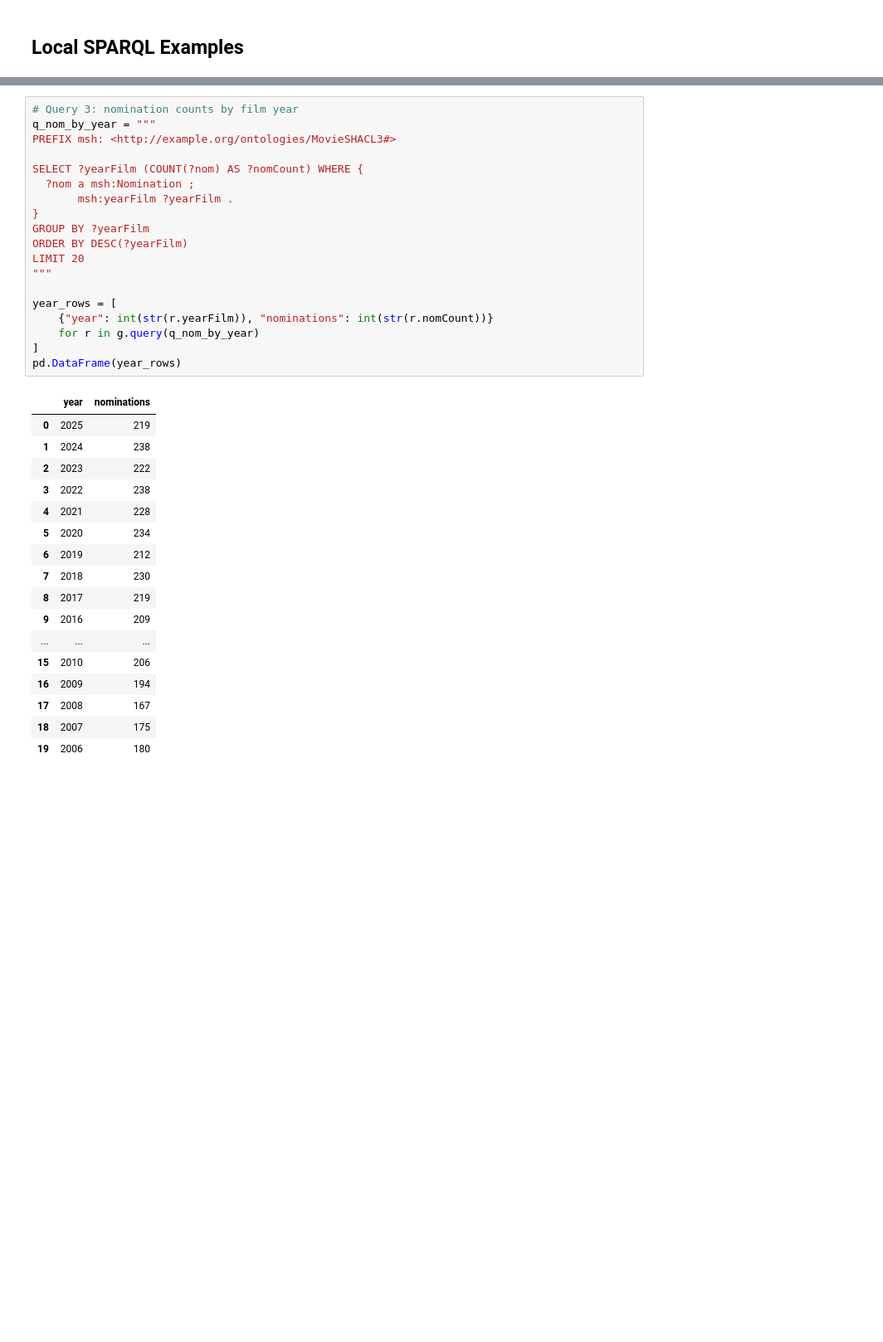
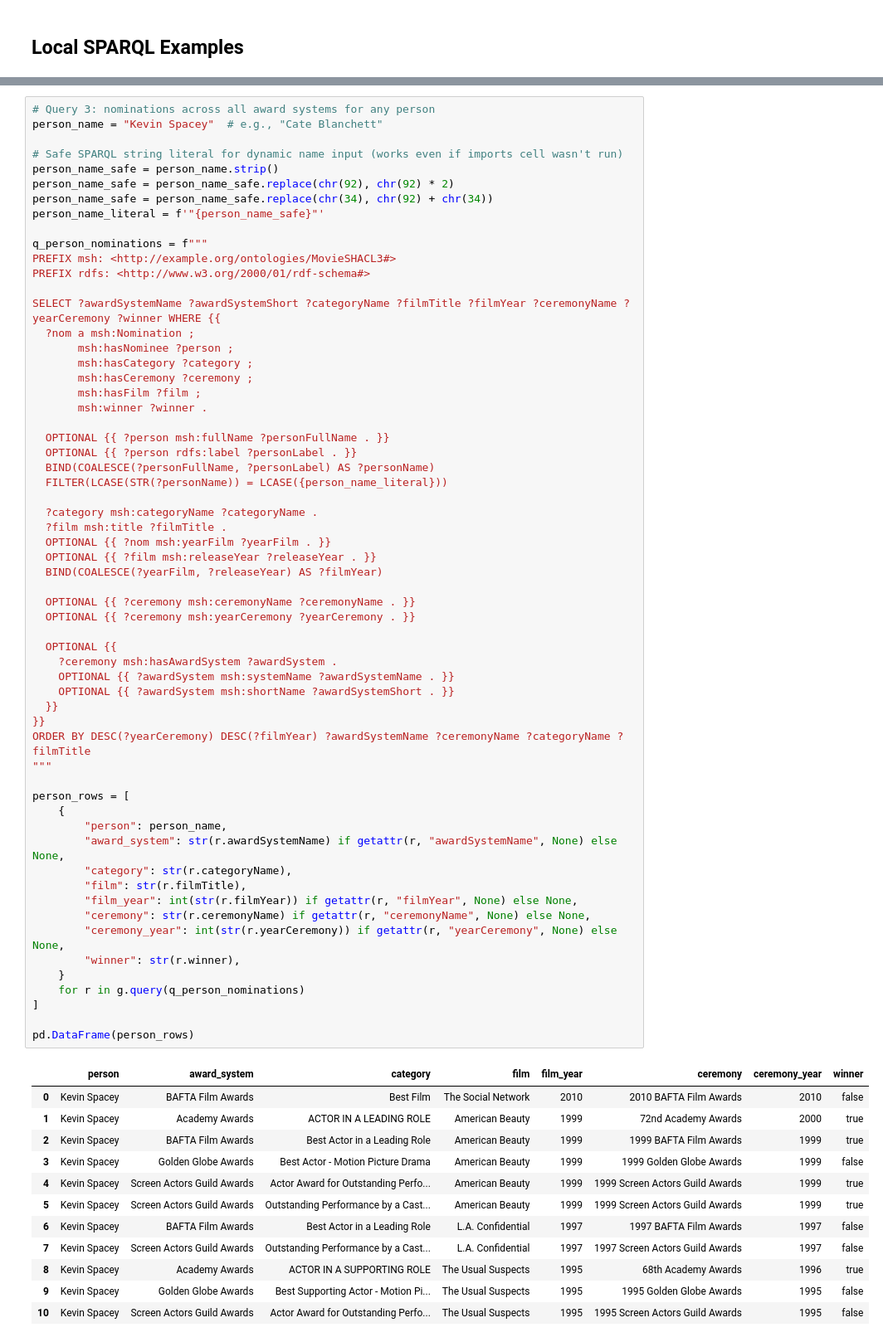
Before and after one commit to SteveHedden/fckg, a Jupyter notebook: fckg_demo_simply.ipynb, the cells around one changed output, grey strips where cells are left out. Shown at 83% size. Drawn from its saved outputs; the diff is of its cells as text; blank space fills up the shorter version.

```diff
--- a/fckg_demo_simply.ipynb
+++ b/fckg_demo_simply.ipynb
@@ -174,39 +204,75 @@ id_df.head(15)
 | 13 | 12:01 PM | 1990 | tt0098962 | 30647 | Q4548658 |
 | 14 | 13 Hours: The Secret Soldiers of ... | 2016 | tt4172430 | 300671 | Q19865453 |
 # %%
-# Query 3: nomination counts by film year
-q_nom_by_year = """
+# Query 3: nominations across all award systems for any person
+person_name = "Kevin Spacey"  # e.g., "Cate Blanchett"
+
+# Safe SPARQL string literal for dynamic name input (works even if imports cell wasn't run)
+person_name_safe = person_name.strip()
+person_name_safe = person_name_safe.replace(chr(92), chr(92) * 2)
+person_name_safe = person_name_safe.replace(chr(34), chr(92) + chr(34))
+person_name_literal = f'"{person_name_safe}"'
+
+q_person_nominations = f"""
 PREFIX msh: <http://example.org/ontologies/MovieSHACL3#>
+PREFIX rdfs: <http://www.w3.org/2000/01/rdf-schema#>
 
-SELECT ?yearFilm (COUNT(?nom) AS ?nomCount) WHERE {
+SELECT ?awardSystemName ?awardSystemShort ?categoryName ?filmTitle ?filmYear ?ceremonyName ?yearCeremony ?winner WHERE {{
   ?nom a msh:Nomination ;
-       msh:yearFilm ?yearFilm .
-}
-GROUP BY ?yearFilm
-ORDER BY DESC(?yearFilm)
-LIMIT 20
+       msh:hasNominee ?person ;
+       msh:hasCategory ?category ;
+       msh:hasCeremony ?ceremony ;
+       msh:hasFilm ?film ;
+       msh:winner ?winner .
+
+  OPTIONAL {{ ?person msh:fullName ?personFullName . }}
+  OPTIONAL {{ ?person rdfs:label ?personLabel . }}
+  BIND(COALESCE(?personFullName, ?personLabel) AS ?personName)
+  FILTER(LCASE(STR(?personName)) = LCASE({person_name_literal}))
+
+  ?category msh:categoryName ?categoryName .
+  ?film msh:title ?filmTitle .
+  OPTIONAL {{ ?nom msh:yearFilm ?yearFilm . }}
+  OPTIONAL {{ ?film msh:releaseYear ?releaseYear . }}
+  BIND(COALESCE(?yearFilm, ?releaseYear) AS ?filmYear)
+
+  OPTIONAL {{ ?ceremony msh:ceremonyName ?ceremonyName . }}
+  OPTIONAL {{ ?ceremony msh:yearCeremony ?yearCeremony . }}
+
+  OPTIONAL {{
+    ?ceremony msh:hasAwardSystem ?awardSystem .
+    OPTIONAL {{ ?awardSystem msh:systemName ?awardSystemName . }}
+    OPTIONAL {{ ?awardSystem msh:shortName ?awardSystemShort . }}
+  }}
+}}
+ORDER BY DESC(?yearCeremony) DESC(?filmYear) ?awardSystemName ?ceremonyName ?categoryName ?filmTitle
 """
 
-year_rows = [
-    {"year": int(str(r.yearFilm)), "nominations": int(str(r.nomCount))}
-    for r in g.query(q_nom_by_year)
+person_rows = [
+    {
+        "person": person_name,
+        "award_system": str(r.awardSystemName) if getattr(r, "awardSystemName", None) else None,
+        "category": str(r.categoryName),
+        "film": str(r.filmTitle),
+        "film_year": int(str(r.filmYear)) if getattr(r, "filmYear", None) else None,
+        "ceremony": str(r.ceremonyName) if getattr(r, "ceremonyName", None) else None,
+        "ceremony_year": int(str(r.yearCeremony)) if getattr(r, "yearCeremony", None) else None,
+        "winner": str(r.winner),
+    }
+    for r in g.query(q_person_nominations)
 ]
-pd.DataFrame(year_rows)
+
+pd.DataFrame(person_rows)
 # %% [output]
-|  | year | nominations |
-| 0 | 2025 | 219 |
-| 1 | 2024 | 238 |
-| 2 | 2023 | 222 |
-| 3 | 2022 | 238 |
-| 4 | 2021 | 228 |
-| 5 | 2020 | 234 |
-| 6 | 2019 | 212 |
-| 7 | 2018 | 230 |
-| 8 | 2017 | 219 |
-| 9 | 2016 | 209 |
-| ... | ... | ... |
-| 15 | 2010 | 206 |
-| 16 | 2009 | 194 |
-| 17 | 2008 | 167 |
-| 18 | 2007 | 175 |
-| 19 | 2006 | 180 |
+|  | person | award_system | category | film | film_year | ceremony | ceremony_year | winner |
+| 0 | Kevin Spacey | BAFTA Film Awards | Best Film | The Social Network | 2010 | 2010 BAFTA Film Awards | 2010 | false |
+| 1 | Kevin Spacey | Academy Awards | ACTOR IN A LEADING ROLE | American Beauty | 1999 | 72nd Academy Awards | 2000 | true |
+| 2 | Kevin Spacey | BAFTA Film Awards | Best Actor in a Leading Role | American Beauty | 1999 | 1999 BAFTA Film Awards | 1999 | true |
+| 3 | Kevin Spacey | Golden Globe Awards | Best Actor - Motion Picture Drama | American Beauty | 1999 | 1999 Golden Globe Awards | 1999 | false |
+| 4 | Kevin Spacey | Screen Actors Guild Awards | Actor Award for Outstanding Perfo... | American Beauty | 1999 | 1999 Screen Actors Guild Awards | 1999 | true |
+| 5 | Kevin Spacey | Screen Actors Guild Awards | Outstanding Performance by a Cast... | American Beauty | 1999 | 1999 Screen Actors Guild Awards | 1999 | true |
+| 6 | Kevin Spacey | BAFTA Film Awards | Best Actor in a Leading Role | L.A. Confidential | 1997 | 1997 BAFTA Film Awards | 1997 | false |
+| 7 | Kevin Spacey | Screen Actors Guild Awards | Outstanding Performance by a Cast... | L.A. Confidential | 1997 | 1997 Screen Actors Guild Awards | 1997 | false |
+| 8 | Kevin Spacey | Academy Awards | ACTOR IN A SUPPORTING ROLE | The Usual Suspects | 1995 | 68th Academy Awards | 1996 | true |
+| 9 | Kevin Spacey | Golden Globe Awards | Best Supporting Actor - Motion Pi... | The Usual Suspects | 1995 | 1995 Golden Globe Awards | 1995 | false |
+| 10 | Kevin Spacey | Screen Actors Guild Awards | Actor Award for Outstanding Perfo... | The Usual Suspects | 1995 | 1995 Screen Actors Guild Awards | 1995 | false |
```
Also changed, not shown: parts of 14 cells of this notebook, 7 other files.
